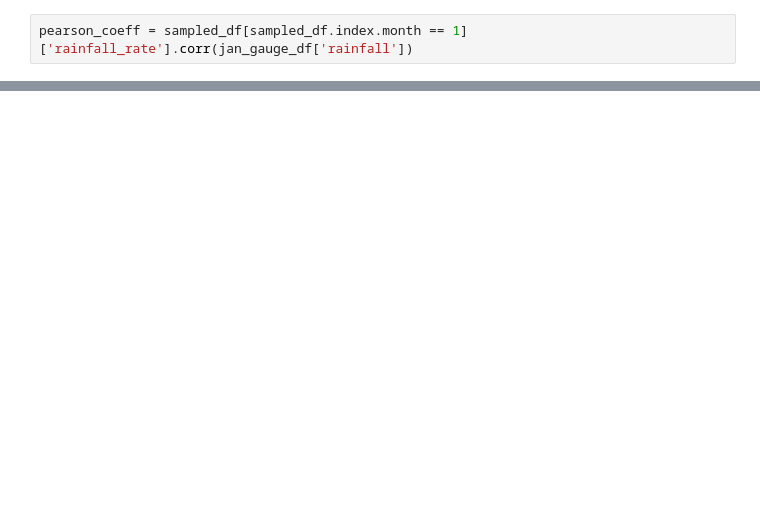
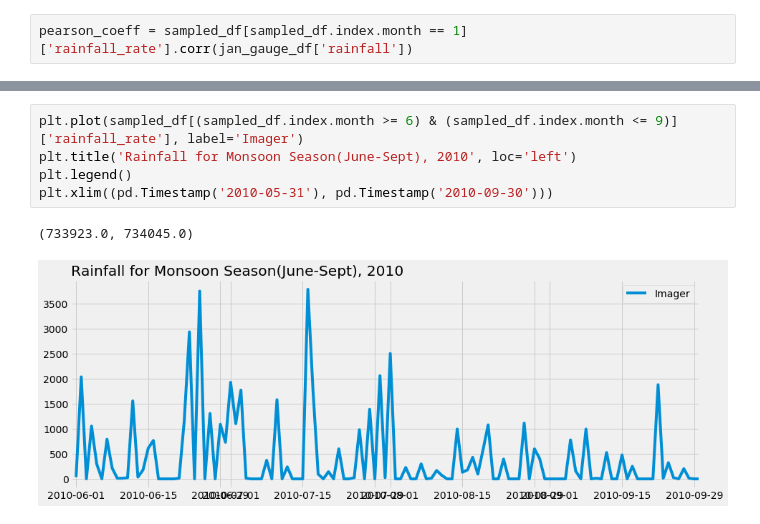
Before and after one commit to dsaharia/PRAT-Rainfall, a Jupyter notebook: imager-rainfall/Singapore.ipynb, the cells around one changed output, grey strips where cells are left out. Cells and saved outputs as stored; diff of their text form; blank space fills up the shorter version.

```diff
--- a/imager-rainfall/Singapore.ipynb
+++ b/imager-rainfall/Singapore.ipynb
@@ -108,0 +117,8 @@ plt.legend()
+# %%
+plt.plot(sampled_df[(sampled_df.index.month >= 6) & (sampled_df.index.month <= 9)]['rainfall_rate'], label='Imager')
+plt.title('Rainfall for Monsoon Season(June-Sept), 2010', loc='left')
+plt.legend()
+plt.xlim((pd.Timestamp('2010-05-31'), pd.Timestamp('2010-09-30')))
+# %% [output]
+(733923.0, 734045.0)
+[figure, added]
```
Also changed, not shown: parts of 5 cells of this notebook.
